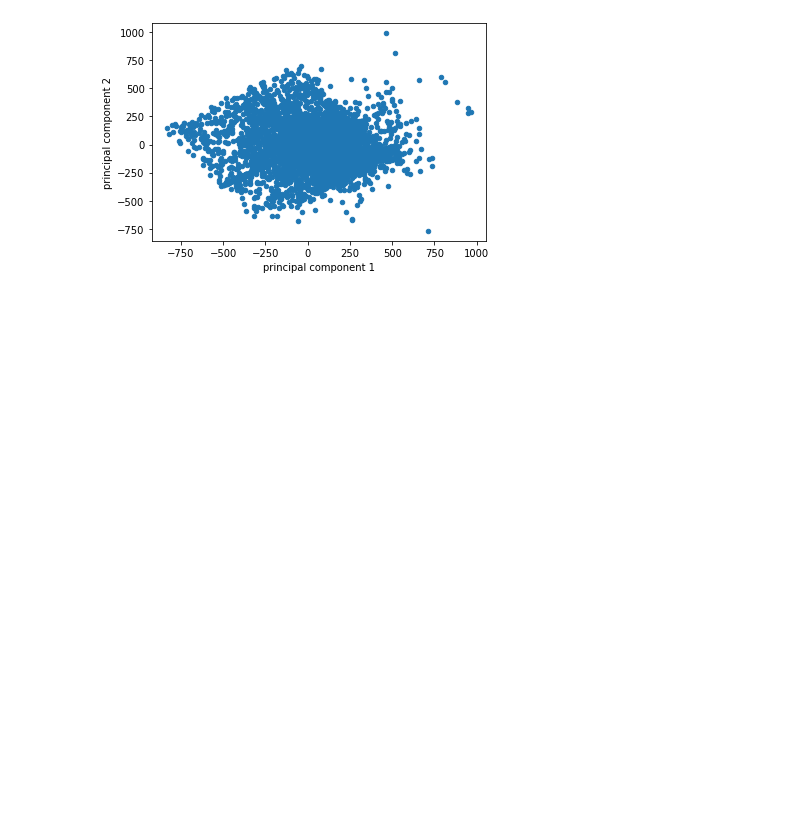
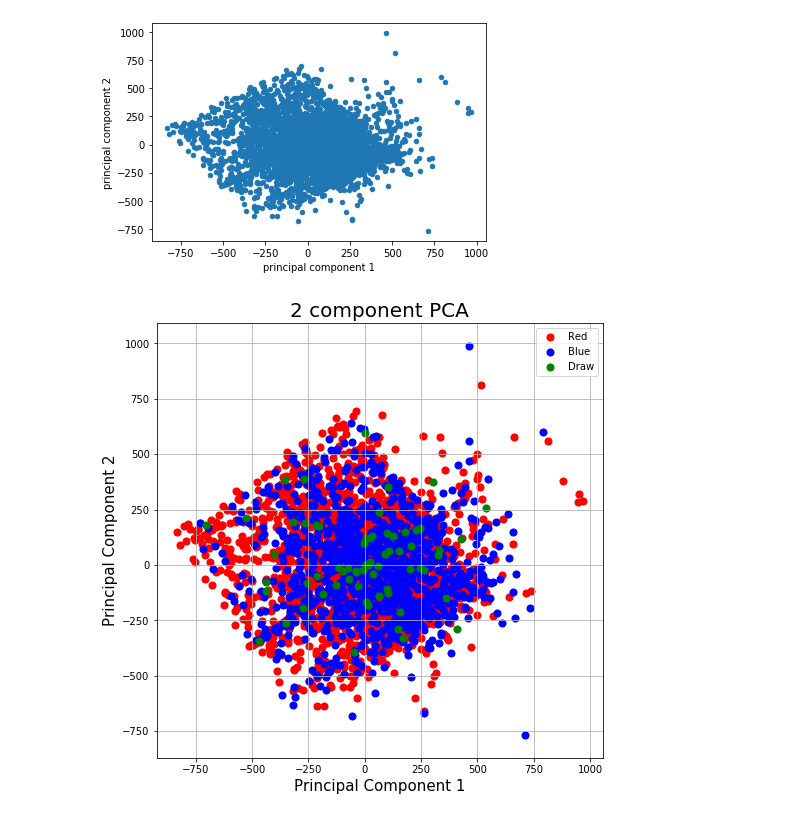
Before and after one commit to abasiamaakpan/UFC_Data_Mining_Project, a Jupyter notebook: Project.ipynb, the cells around one changed output. Saved outputs shown, nothing was run; the diff lists cells and outputs as text; code cells hidden in the pictures; blank space fills up the shorter version.

Commit message:
Understanding PCA plot

```diff
--- a/Project.ipynb
+++ b/Project.ipynb
@@ -182,4 +183,4 @@ principalDf = pd.DataFrame(data = X_pca_new
 # %%
 pd.set_option('display.max_rows', 6000)
 pd.set_option('display.max_columns', 6000)
-finalDf = pd.concat([principalDf, df[['R_fighter','B_fighter','Winner']]], axis = 1)
+finalDf = pd.concat([principalDf, df[['R_fighter','B_fighter','Winner','title_bout']]], axis = 1)
@@ -337,20 +195,22 @@ principalDf.plot(kind='scatter', x="principal component 1", y="principal compone
 <matplotlib.axes._subplots.AxesSubplot at 0x...>
 [figure]
 # %%
-#  import matplotlib.pyplot as plt
+import matplotlib.pyplot as plt
 
-# fig = plt.figure(figsize = (8,8))
-# ax = fig.add_subplot(1,1,1)
-# ax.set_xlabel('Principal Component 1', fontsize = 15)
-# ax.set_ylabel('Principal Component 2', fontsize = 15)
-# ax.set_title('2 component PCA', fontsize = 20)
-# targets = ["Henry Cejudo","Marlon Moraes"]
-# colors = ['r','b']
-# for target, color in zip(targets,colors):
-#     indicesToKeep = finalDf[["R_fighter","B_fighter"]] == target
-#     ax.scatter(finalDf.loc[indicesToKeep, result_Henry_Cejudo["principal component 1"]]
-#                , finalDf.loc[indicesToKeep, result_Marlon_Moraes["principal component 1"]]
-#                , c = color
-#                , s = 50)
-# ax.legend(targets)
-# ax.grid()
+fig = plt.figure(figsize = (8,8))
+ax = fig.add_subplot(1,1,1)
+ax.set_xlabel('Principal Component 1', fontsize = 15)
+ax.set_ylabel('Principal Component 2', fontsize = 15)
+ax.set_title('2 component PCA', fontsize = 20)
+targets = ['Red', 'Blue','Draw']
+colors = ['r', 'b','g']
+for target, color in zip(targets,colors):
+    indicesToKeep = finalDf['Winner'] == target
+    ax.scatter(finalDf.loc[indicesToKeep, 'principal component 1']
+               , finalDf.loc[indicesToKeep, 'principal component 2']
+               , c = color
+               , s = 50)
+ax.legend(targets)
+ax.grid()
+# %% [output]
+[figure, added]
```
Also changed, not shown: parts of 16 cells of this notebook.
